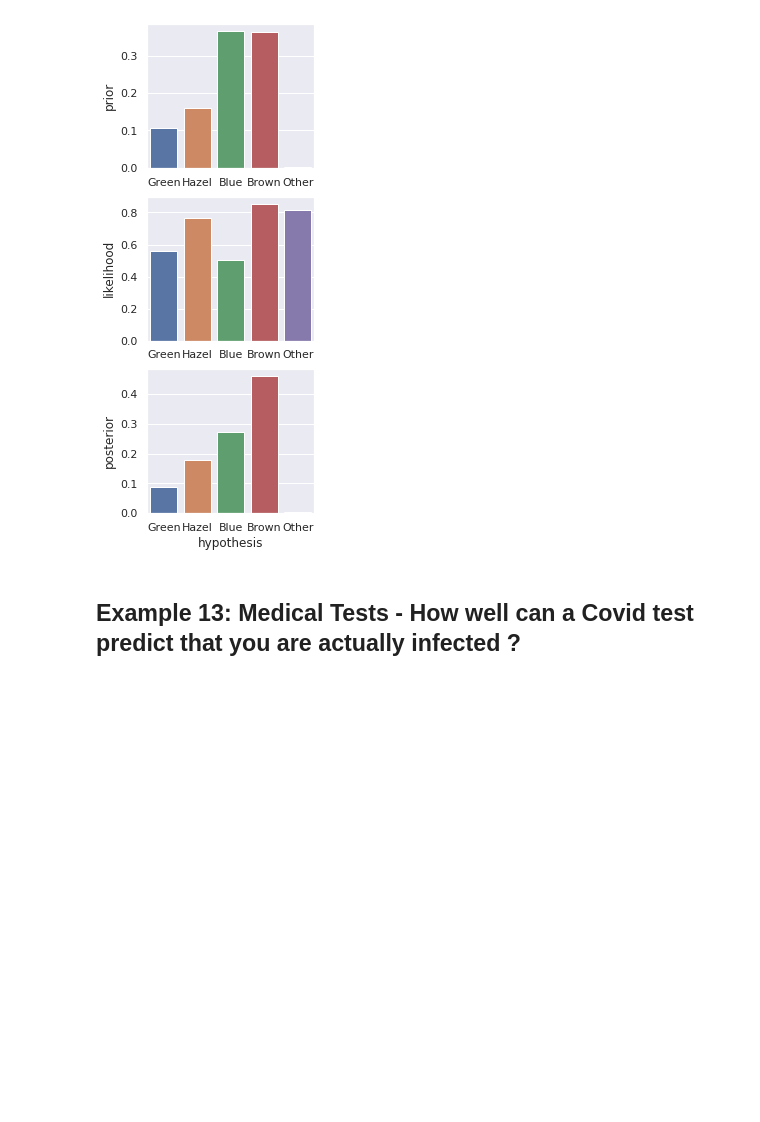
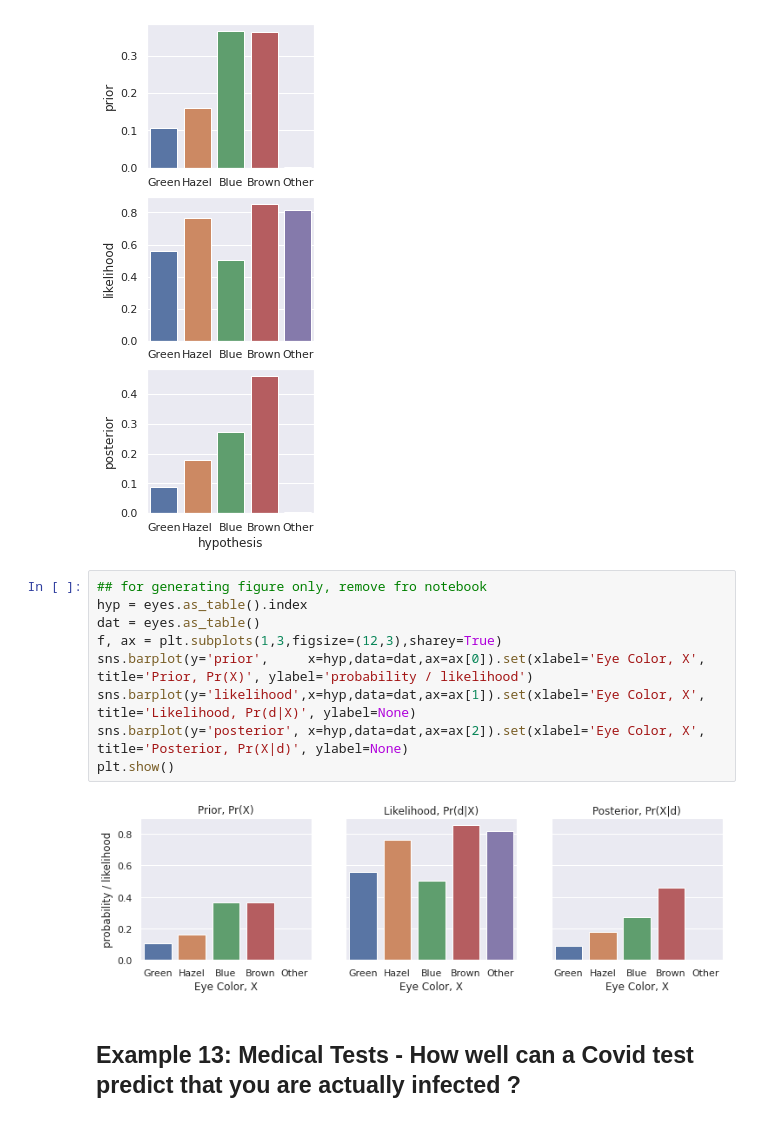
Before and after one commit to manishbayesian/bayesianbookpub, a Jupyter notebook: Chapter1_BayesCalculator,_Examples_X_XX.ipynb, the cells around one changed output. Saved outputs shown, nothing was run; the diff lists cells and outputs as text; blank space fills up the shorter version.

```diff
--- a/Chapter1_BayesCalculator,_Examples_X_XX.ipynb
+++ b/Chapter1_BayesCalculator,_Examples_X_XX.ipynb
@@ -184,6 +192,17 @@ sns.barplot(y='posterior', x=hyp,data=dat,ax=ax[2]).set(xlabel='hypothesis')
 plt.show()
 # %% [output]
 [figure]
+# %%
+## for generating figure only, remove fro notebook
+hyp = eyes.as_table().index
+dat = eyes.as_table()
+f, ax = plt.subplots(1,3,figsize=(12,3),sharey=True)
+sns.barplot(y='prior',     x=hyp,data=dat,ax=ax[0]).set(xlabel='Eye Color, X', title='Prior, Pr(X)', ylabel='probability / likelihood')
+sns.barplot(y='likelihood',x=hyp,data=dat,ax=ax[1]).set(xlabel='Eye Color, X', title='Likelihood, Pr(d|X)', ylabel=None)
+sns.barplot(y='posterior', x=hyp,data=dat,ax=ax[2]).set(xlabel='Eye Color, X', title='Posterior, Pr(X|d)', ylabel=None)
+plt.show()
+# %% [output]
+[figure, added]
 # %% [markdown]
 ## Example 13: Medical Tests - How well can a Covid test predict that you are actually infected ?
 # %%
```
Also changed, not shown: parts of 26 cells of this notebook.
